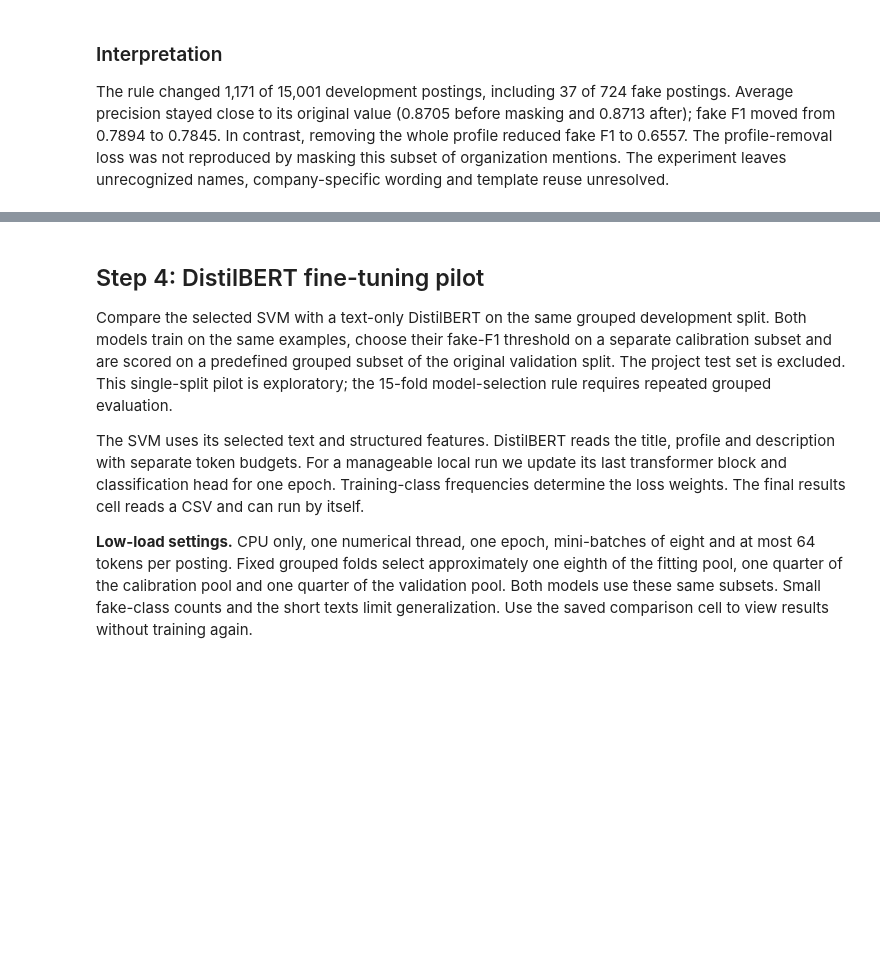
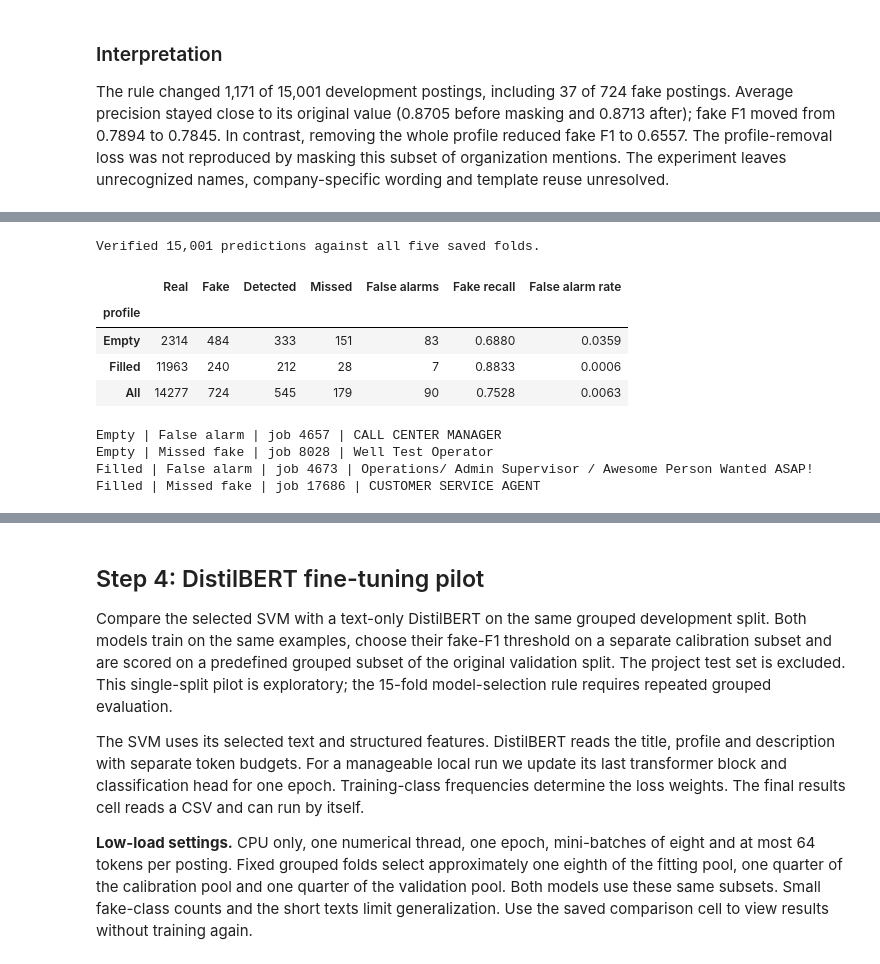
Before and after one commit to fadimedemirbas/SE3513-ML, a Jupyter notebook: interpretation.ipynb, the cells around one changed output, grey strips where cells are left out. Cells and saved outputs as stored; diff of their text form; code cells hidden in the pictures; blank space fills up the shorter version.

Commit message:
Analyze SVM errors by company profile availability and document experiment progress

```diff
--- a/interpretation.ipynb
+++ b/interpretation.ipynb
@@ -327,0 +332,75 @@ The rule changed 1,171 of 15,001 development postings, including 37 of 724 fake
+# %%
+from pathlib import Path
+import numpy as np
+import pandas as pd
+import sklearn
+from sklearn.model_selection import StratifiedGroupKFold
+from fakejob.data import load_split
+from fakejob.evaluation import all_metrics
+from fakejob.features import STEP2_CONFIG, build_pipeline, posting_features
+
+if sklearn.__version__ != "1.6.1":
+    raise RuntimeError("Use scikit-learn 1.6.1 for the saved Step 2 folds.")
+split = load_split()
+dev = split.model_df.loc[split.dev_index]
+X = posting_features(dev)
+y = dev.fraudulent
+groups = split.groups.loc[dev.index]
+results = Path("results")
+reference = pd.read_csv(results / "step2_combined_folds.csv").query("repeat == 0").set_index("fold")
+cv = StratifiedGroupKFold(n_splits=5, shuffle=True, random_state=0)
+batches = []
+for fold, (train, valid) in enumerate(cv.split(X, y, groups)):
+    assert set(groups.iloc[train]).isdisjoint(groups.iloc[valid])
+    model = build_pipeline(STEP2_CONFIG).fit(X.iloc[train], y.iloc[train])
+    scores = model.decision_function(X.iloc[valid])
+    threshold = reference.loc[fold, "threshold"]
+    metrics = all_metrics(y.iloc[valid], scores, threshold)
+    np.testing.assert_allclose(list(metrics.values()), reference.loc[fold, list(metrics)], atol=1e-8)
+    rows = dev.iloc[valid]
+    batches.append(pd.DataFrame({
+        "job_id": rows.job_id, "title": rows.title, "fold": fold,
+        "profile": np.where(rows.company_profile.fillna("").str.strip().eq(""), "Empty", "Filled"),
+        "actual": y.iloc[valid], "predicted": (scores >= threshold).astype(int),
+        "margin_from_threshold": scores - threshold,
+    }))
+
+audit = pd.concat(batches)
+assert audit.index.is_unique and audit.index.sort_values().equals(dev.index.sort_values())
+assert audit.index.intersection(split.test_index).empty
+audit.sort_values("job_id").to_csv(results / "step2_development_predictions_repeat0.csv", index=False)
+print(f"Verified {len(audit):,} predictions against all five saved folds.")
+# %% [output]
+Verified 15,001 predictions against all five saved folds.
+# %%
+# View the saved subgroup results and illustrative errors without retraining.
+from pathlib import Path
+import pandas as pd
+from IPython.display import display
+
+audit = pd.read_csv(Path("results") / "step2_development_predictions_repeat0.csv")
+counts = audit.groupby(["profile", "actual", "predicted"]).size().unstack([1, 2], fill_value=0)
+summary = pd.DataFrame({"Real": counts[0].sum(axis=1), "Fake": counts[1].sum(axis=1),
+                        "Detected": counts[1, 1], "Missed": counts[1, 0], "False alarms": counts[0, 1]})
+summary.loc["All"] = summary.sum()
+summary["Fake recall"] = summary["Detected"] / summary["Fake"]
+summary["False alarm rate"] = summary["False alarms"] / summary["Real"]
+display(summary.round(4))
+
+# Show a middle-ranked error by distance from the threshold for each type and subgroup.
+errors = audit[audit.actual != audit.predicted].copy()
+errors["Error"] = errors.actual.map({1: "Missed fake", 0: "False alarm"})
+for (profile, kind), group in errors.groupby(["profile", "Error"]):
+    ordered = group.sort_values(["margin_from_threshold", "job_id"])
+    row = ordered.iloc[len(ordered) // 2]
+    print(f"{profile} | {kind} | job {row.job_id} | {row.title}")
+# %% [output]
+|  | Real | Fake | Detected | Missed | False alarms | Fake recall | False alarm rate |
+| profile |  |  |  |  |  |  |  |
+| Empty | 2314 | 484 | 333 | 151 | 83 | 0.6880 | 0.0359 |
+| Filled | 11963 | 240 | 212 | 28 | 7 | 0.8833 | 0.0006 |
+| All | 14277 | 724 | 545 | 179 | 90 | 0.7528 | 0.0063 |
+Empty | False alarm | job 4657 | CALL CENTER MANAGER
+Empty | Missed fake | job 8028 | Well Test Operator
+Filled | False alarm | job 4673 | Operations/ Admin Supervisor / Awesome Person Wanted ASAP!
+Filled | Missed fake | job 17686 | CUSTOMER SERVICE AGENT
```
Also changed, not shown: parts of 2 cells of this notebook, 5 other files.
